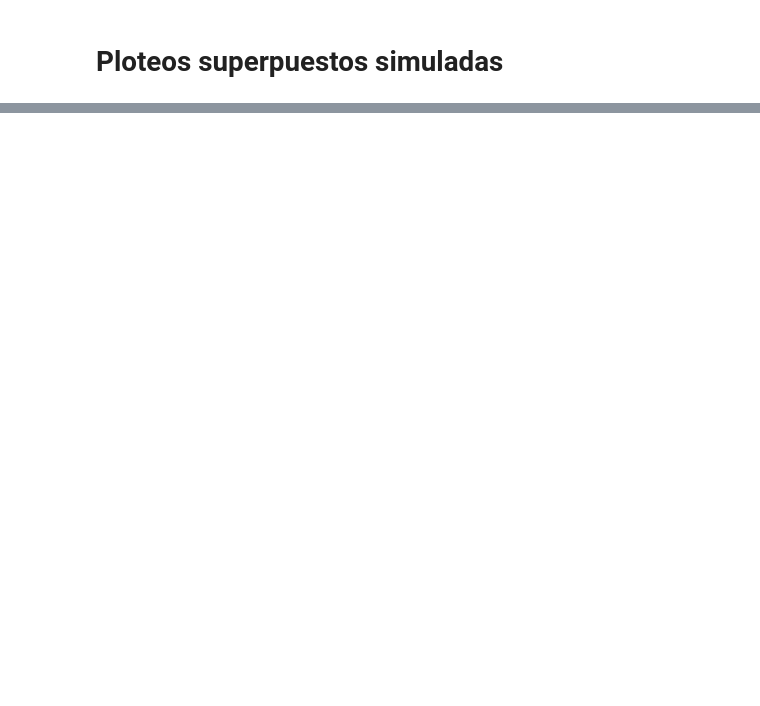
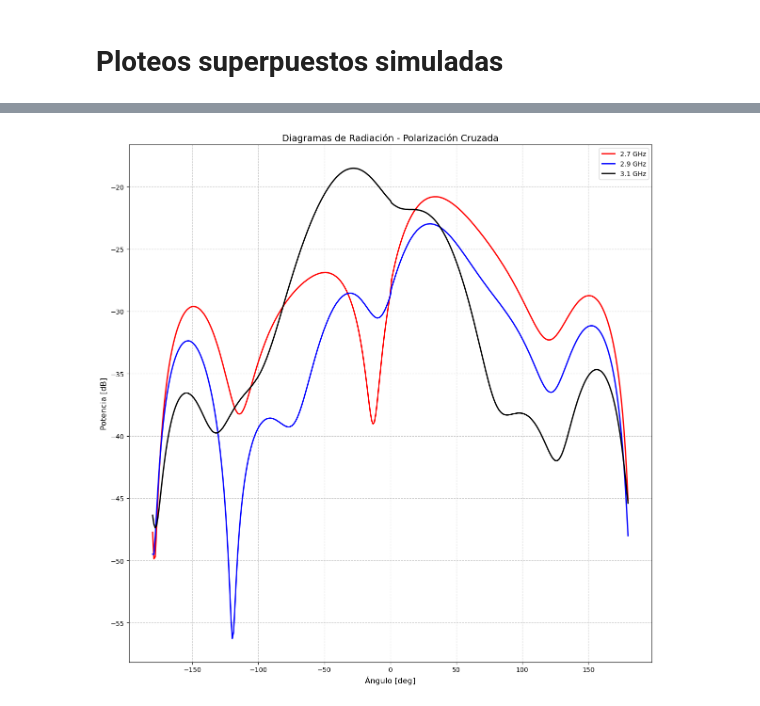
Before and after one commit to SimonAulet/antenas_lab2, a Jupyter notebook: Ploteos_2.ipynb, the cells around one changed output, grey strips where cells are left out. Cells and saved outputs as stored; diff of their text form; code cells hidden in the pictures; blank space fills up the shorter version.

```diff
--- a/Ploteos_2.ipynb
+++ b/Ploteos_2.ipynb
@@ -181,19 +226,20 @@ ValueError: Unit 'DBI;' not recognized for conversion to dBm
 # %%
  # Ploteo 2: Polarizaciones cruzadas con las tres frecuencias superpuestas
  plt.figure(figsize=(12, 12))
  plt.plot(cruzadas_simuladas_db_norm['deg'], cruzadas_simuladas_db_norm['2.7GHz'], 'r-', linewidth=2, label='2.7 GHz')
  plt.plot(cruzadas_simuladas_db_norm['deg'], cruzadas_simuladas_db_norm['2.9GHz'], 'b-', linewidth=2, label='2.9 GHz')
  plt.plot(cruzadas_simuladas_db_norm['deg'], cruzadas_simuladas_db_norm['3.1GHz'], 'k-', linewidth=2, label='3.1 GHz')
 
  plt.title('Diagramas de Radiación - Polarización Cruzada', fontsize=14)
- plt.ylim(-80, -30)
  plt.xlabel('Ángulo [deg]', fontsize=12)
- plt.ylabel('Potencia [dBi]', fontsize=12)
+ plt.ylabel('Potencia [dB]', fontsize=12)
  plt.grid(True, linestyle='--', alpha=0.7)
  plt.legend()
  plt.tight_layout()
  plt.savefig('./ploteos/cruzada_simulada.png',dpi=300)
  plt.show()
+# %% [output]
+[figure, added]
 # %%
 
  # Ploteo 3: Comparación directas vs cruzadas para las tres frecuencias
```
Also changed, not shown: parts of 8 cells of this notebook, 2 other files.
